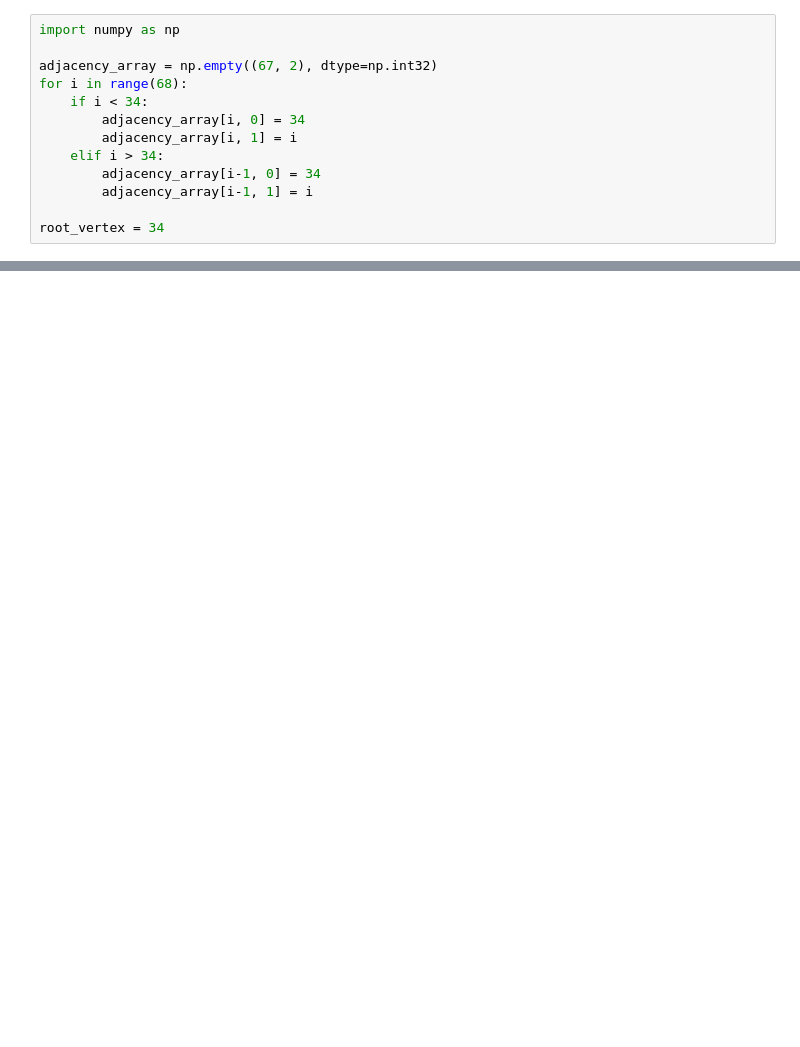
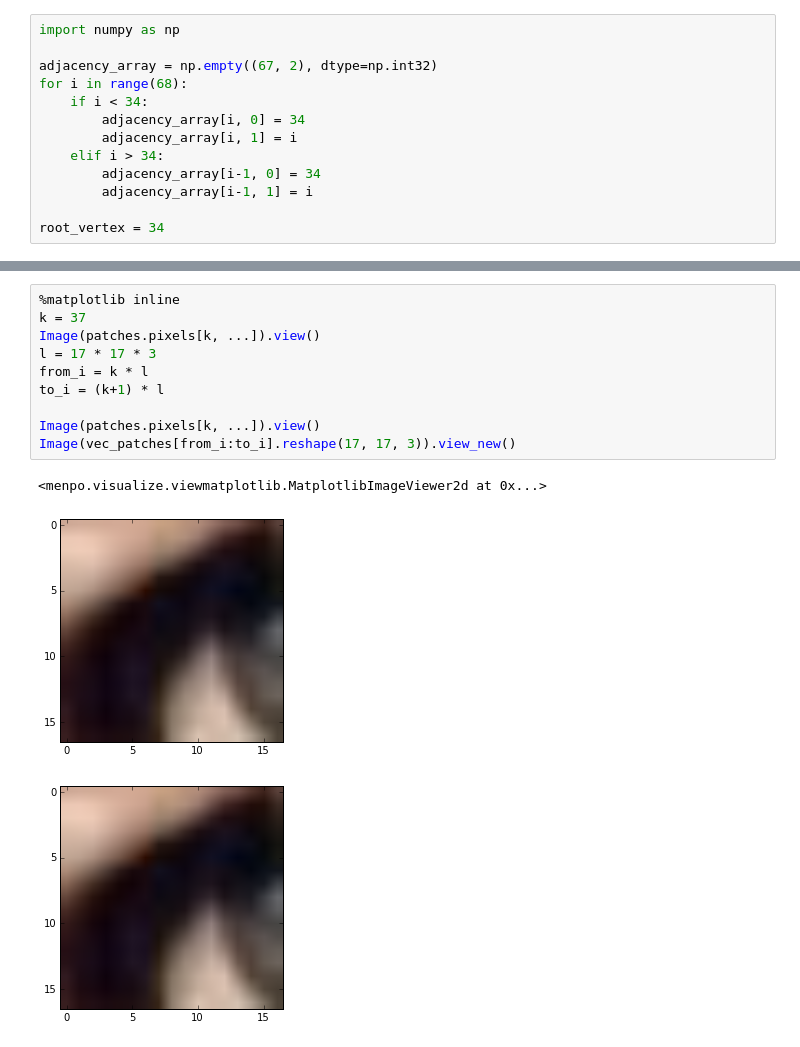
Before and after one commit to nontas/antonakoscvpr2015, a Jupyter notebook: Untitled0.ipynb, the cells around one changed output, grey strips where cells are left out. Drawn from its saved outputs; the diff is of its cells as text; blank space fills up the shorter version.

```diff
--- a/Untitled0.ipynb
+++ b/Untitled0.ipynb
@@ -102,0 +127,14 @@ a = fitter._fitters[0]
+# %%
+%matplotlib inline
+k = 37
+Image(patches.pixels[k, ...]).view()
+l = 17 * 17 * 3
+from_i = k * l
+to_i = (k+1) * l
+
+Image(patches.pixels[k, ...]).view()
+Image(vec_patches[from_i:to_i].reshape(17, 17, 3)).view_new()
+# %% [output]
+<menpo.visualize.viewmatplotlib.MatplotlibImageViewer2d at 0x...>
+[figure, added]
+[figure, added]
```
Also changed, not shown: parts of 39 cells of this notebook, 5 other files.
